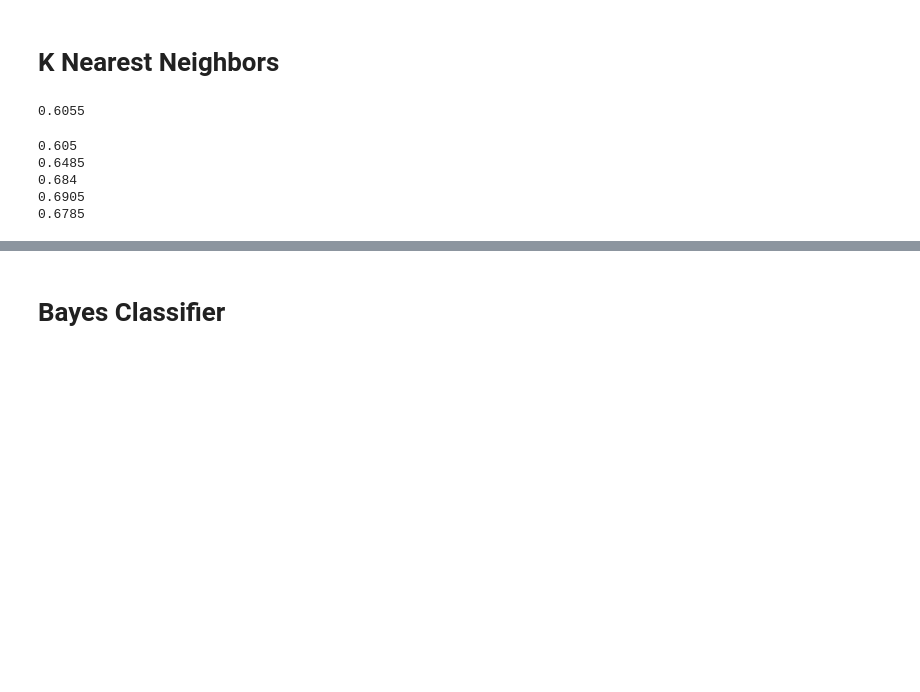
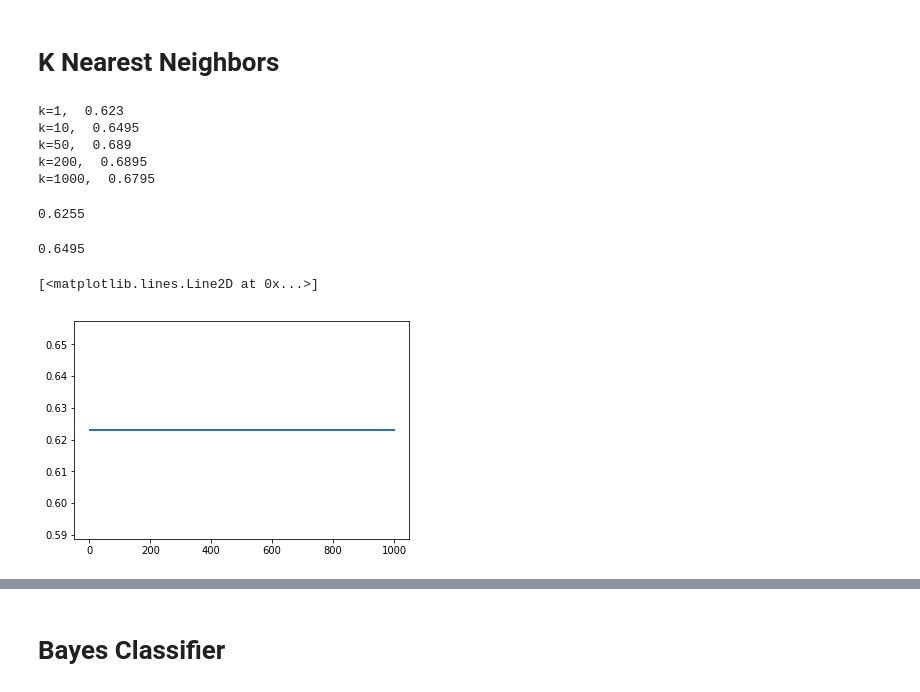
Before and after one commit to anyu0/machine-learning-2020s, a Jupyter notebook: ml_hw_1_5.ipynb, the cells around one changed output, grey strips where cells are left out. Drawn from its saved outputs; the diff is of its cells as text; code cells hidden in the pictures; blank space fills up the shorter version.

Commit message:
q5 add learning curve

```diff
--- a/ml_hw_1_5.ipynb
+++ b/ml_hw_1_5.ipynb
@@ -70,25 +71,49 @@ def KNN(k, p, train_data):
     test_data_knn["y"] = -1
 
     for i in range(len(test_data_knn.index)):
-        temp = train_data_knn[attr].subtract(test_data_knn.iloc[i][attr])
-        train_data_knn["distance"] = temp.apply(np.linalg.norm, ord=p, axis=1)
-        train_data_knn = train_data_knn.sort_values(by="distance", ascending=True)
-        test_data_knn["y"].iloc[i] = train_data_knn[:1]["two_year_recid"].value_counts().idxmax()
+        distance = sp.cdist(train_data_knn[attr], test_data_knn[attr][i:i+1], 'minkowski', p)
+        neighbors = np.apply_along_axis(np.argpartition, 0, distance, k)[:k]
+        test_data_knn.iloc[i]["y"] = train_data_knn.iloc[list(neighbors[:, 0]), :]["two_year_recid"].mode()[0]
 
     return len(test_data_knn[test_data_knn["two_year_recid"] == test_data_knn["y"]].index)/len(test_data_knn.index)
+# %%
+list_k = [1,10,50,200,1000]
+for k in list_k:
+    print("k={},  {}".format(k, KNN(k, 2, train_data)))
+'''
+performance before
+0.605
+0.6485
+0.684
+0.6905
+0.6785
+'''
+# %% [output]
+k=1,  0.623
+k=10,  0.6495
+k=50,  0.689
+k=200,  0.6895
+k=1000,  0.6795
+# %%
+list_p = [1,2,5,200,1000]
+for k in list_k:
+    print("k={},  {}".format(k, KNN(1, 2, train_data)))
 # %%
-KNN(1, 2, train_data)
+KNN(5, 2, train_data)
 # %% [output]
-0.6055
+0.6255
-# %%
-print(len(test_data_knn[test_data_knn["two_year_recid"] == test_data_knn["y_1"]].index)/len(test_data_knn.index))
-print(len(test_data_knn[test_data_knn["two_year_recid"] == test_data_knn["y_10"]].index)/len(test_data_knn.index))
-print(len(test_data_knn[test_data_knn["two_year_recid"] == test_data_knn["y_50"]].index)/len(test_data_knn.index))
-print(len(test_data_knn[test_data_knn["two_year_recid"] == test_data_knn["y_200"]].index)/len(test_data_knn.index))
-print(len(test_data_knn[test_data_knn["two_year_recid"] == test_data_knn["y_1000"]].index)/len(test_data_knn.index))
-# %% [output]
-0.605
-0.6485
-0.684
-0.6905
-0.6785
+# %%
+KNN(10, 2, train_data)
+# %% [output]
+0.6495
+# %%
+# Plot performance against p
+x = [1,2,5,200,1000]
+y = []
+for k in x:
+    y.append(KNN(1, p, train_data))
+
+plt.plot(x, y, linewidth=2.0)
+# %% [output]
+[<matplotlib.lines.Line2D at 0x...>]
+[figure, added]
```
Also changed, not shown: parts of 13 cells of this notebook.
